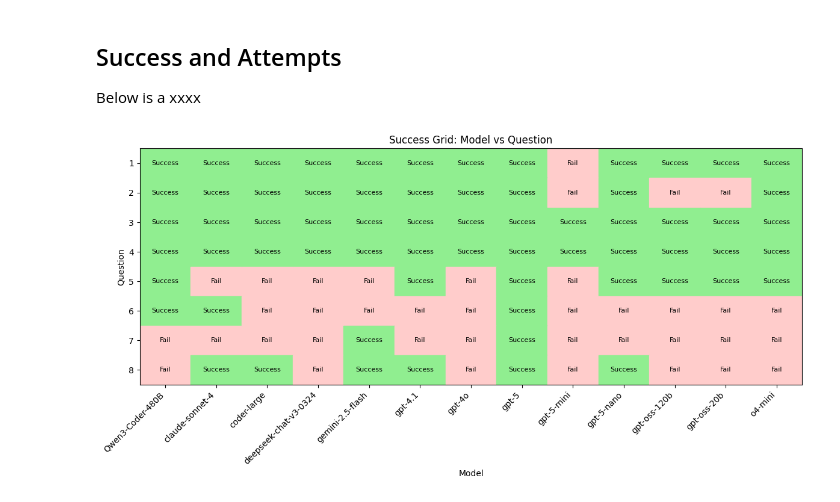
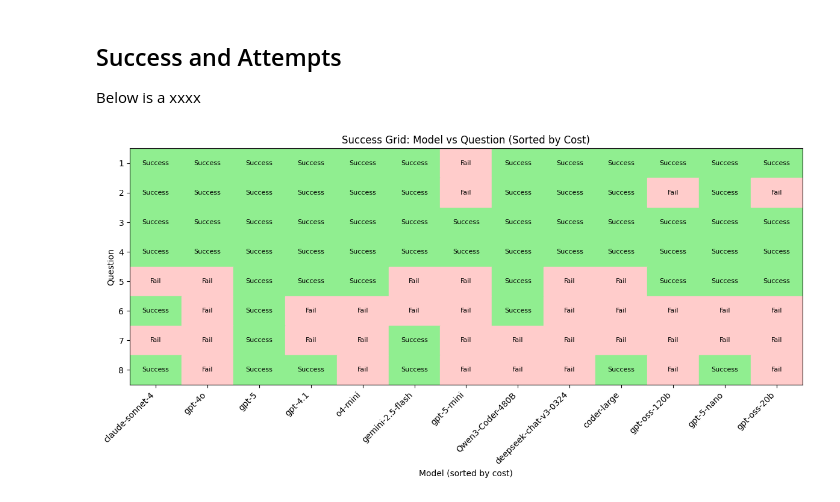
Before and after one commit to gordonwatts/atlas-plot-agent, a Jupyter notebook: notebooks/adl-benchmarks/direct-query-analysis.ipynb, the cells around one changed output. Saved outputs shown, nothing was run; the diff lists cells and outputs as text; code cells hidden in the pictures.

Commit message:
Order the x-axis by the costs

```diff
--- a/notebooks/adl-benchmarks/direct-query-analysis.ipynb
+++ b/notebooks/adl-benchmarks/direct-query-analysis.ipynb
@@ -93,32 +93,34 @@ Below is a xxxx
 # %%
 import numpy as np
 
-# Prepare pivot table for grid
+# Prepare pivot table for grid, with columns sorted by model cost
+sorted_nicknames = model_info_sorted['model_name'].tolist()
 pivot = data.pivot(index='question', columns='model_nickname', values='Result')
+pivot = pivot.reindex(columns=sorted_nicknames)
 
 # Map results to colors
 color_map = pivot.map(lambda x: '#90ee90' if x == 'Success' else '#ffcccb')  # light green/red
 
 fig, ax = plt.subplots(figsize=(12, 6))
 
 for (i, question) in enumerate(pivot.index):
     for (j, model) in enumerate(pivot.columns):
         color = color_map.loc[question, model]
         ax.add_patch(plt.Rectangle((j, i), 1, 1, color=color))
         # Optionally, add text label
         ax.text(j + 0.5, i + 0.5, str(pivot.loc[question, model]), ha='center', va='center', fontsize=8)
 
 ax.set_xticks(np.arange(len(pivot.columns)) + 0.5)
 ax.set_xticklabels(pivot.columns, rotation=45, ha='right')
 ax.set_yticks(np.arange(len(pivot.index)) + 0.5)
 ax.set_yticklabels(pivot.index)
 ax.set_xlim(0, len(pivot.columns))
 ax.set_ylim(0, len(pivot.index))
 ax.invert_yaxis()
-ax.set_xlabel('Model')
+ax.set_xlabel('Model (sorted by cost)')
 ax.set_ylabel('Question')
-ax.set_title('Success Grid: Model vs Question')
+ax.set_title('Success Grid: Model vs Question (Sorted by Cost)')
 plt.tight_layout()
 plt.show()
 # %% [output]
-[figure, old version]
+[figure, new version]
```
